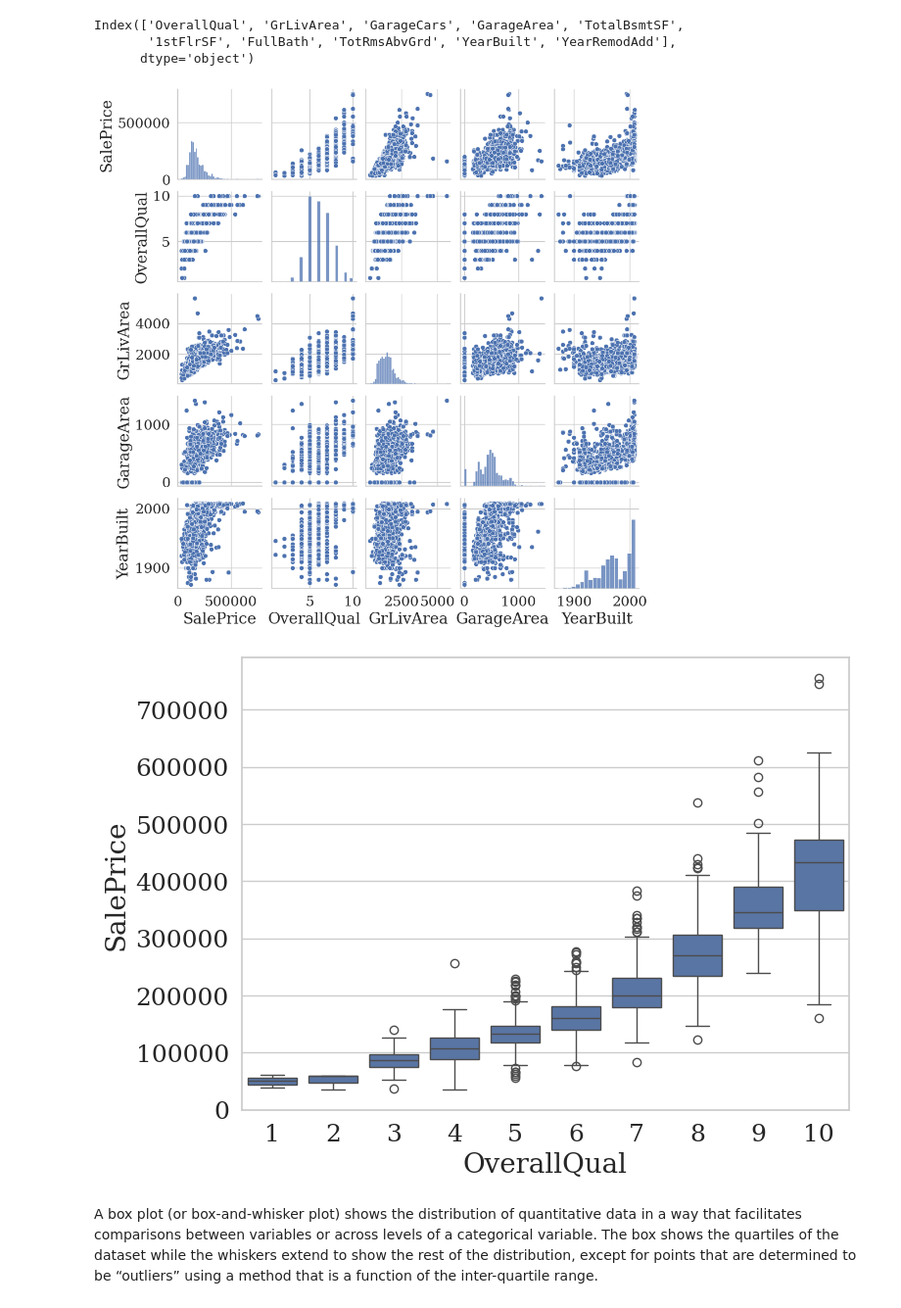
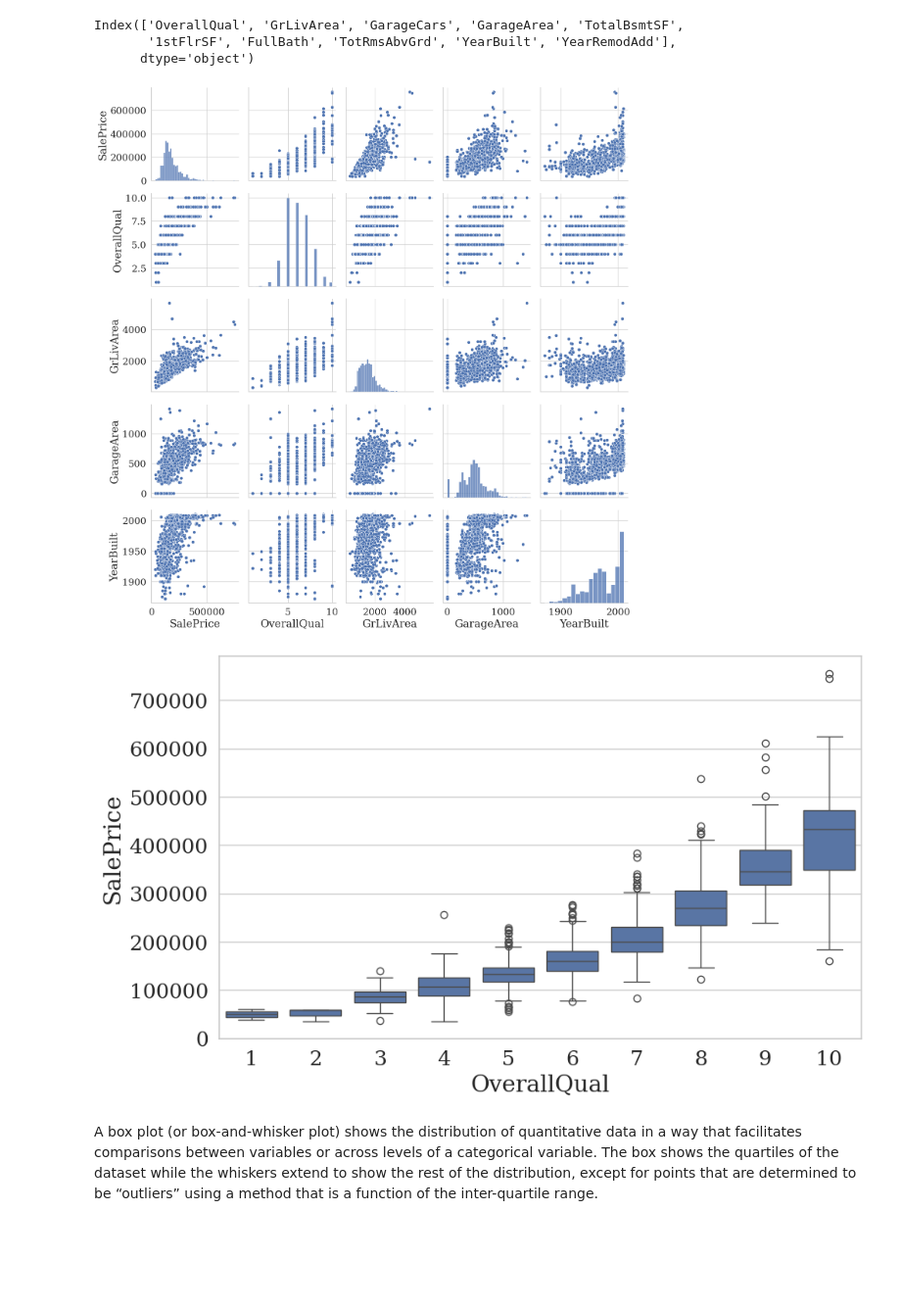
Before and after one commit to unizg-fer-lares/ai_bootcamp_foundations, a Jupyter notebook: notebooks/1a_EDA_data_processing.ipynb, the cells around one changed output. Shown at 98% size. Saved outputs shown, nothing was run; the diff lists cells and outputs as text; code cells hidden in the pictures; blank space fills up the shorter version.

```diff
--- a/notebooks/1a_EDA_data_processing.ipynb
+++ b/notebooks/1a_EDA_data_processing.ipynb
@@ -388,15 +436,15 @@ Index(['OverallQual', 'GrLivArea', 'GarageCars', 'GarageArea', 'TotalBsmtSF',
 # %%
 # plot pairwise relationships in a dataset
 g = sns.pairplot(df[['SalePrice','OverallQual','GrLivArea','GarageArea','YearBuilt']])
-g.fig.set_size_inches((10,10))
+g.fig.set_size_inches((15,15))
 # %% [output]
-[figure, old version]
+[figure, new version]
 # %%
 # plot box plots of sales prices with respect to the house overall quality ratings
-plt.figure(figsize=(8,6))
+plt.figure(figsize=(10,6))
 g = sns.boxplot(x=df['OverallQual'],y=df['SalePrice'])
 # %% [output]
-[figure, old version]
+[figure, new version]
 # %% [markdown]
 A box plot (or box-and-whisker plot) shows the distribution of quantitative data in a way that facilitates comparisons between variables or across levels of a categorical variable. The box shows the quartiles of the dataset while the whiskers extend to show the rest of the distribution, except for points that are determined to be “outliers” using a method that is a function of the inter-quartile range.
 # %%
```
Also changed, not shown: parts of 26 cells of this notebook, 4 other files.
